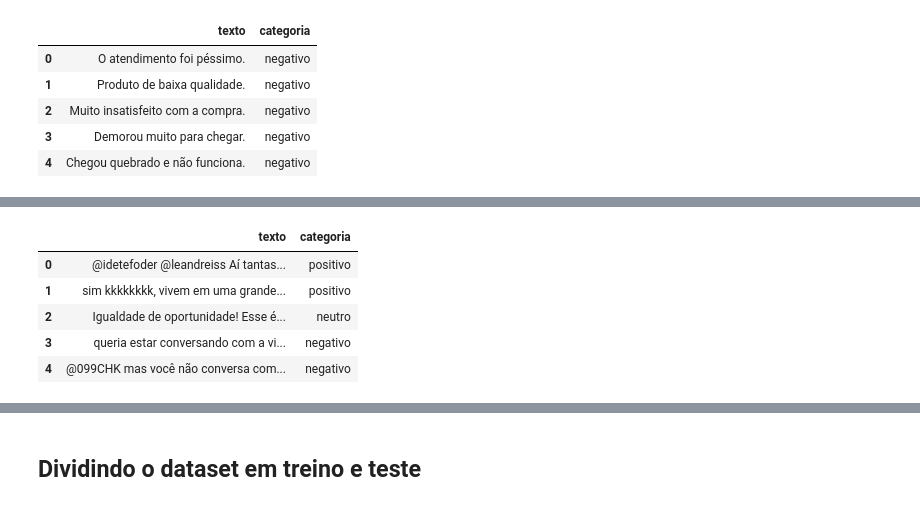
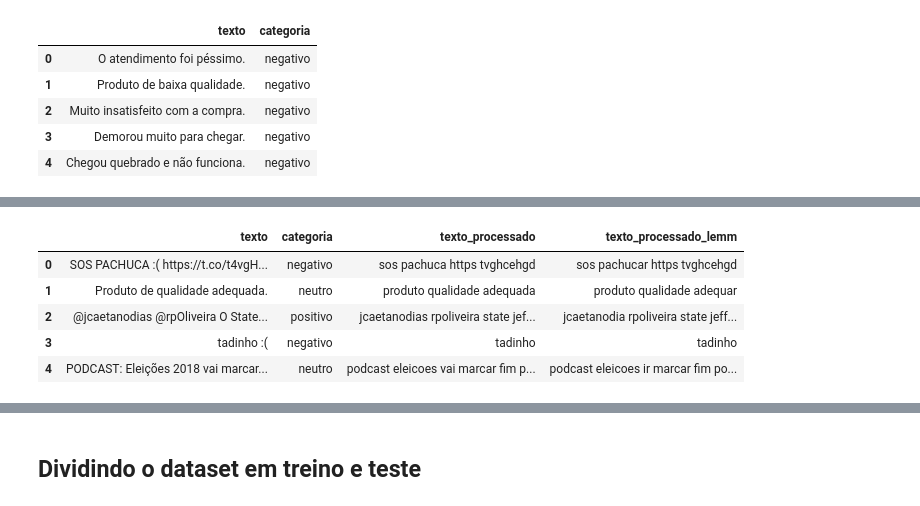
Before and after one commit to dhachcar/postech-tech-challenge-5, a Jupyter notebook: Tech_Challenge_5_NLP_Análise_de_sentimentos_de_texto.ipynb, the cells around one changed output, grey strips where cells are left out. Saved outputs shown, nothing was run; the diff lists cells and outputs as text; code cells hidden in the pictures.

Commit message:
feat: finalizado notebook nlp + criado notebook xgboost

```diff
--- a/Tech_Challenge_5_NLP_Análise_de_sentimentos_de_texto.ipynb
+++ b/Tech_Challenge_5_NLP_Análise_de_sentimentos_de_texto.ipynb
@@ -159,5 +166,5 @@ df_ptbr_sentiment_4_final = df_ptbr_sentiment_4_final.groupby('categoria', group
 # %%
-df = pd.concat([df_1, df_2, df_3, df_4, df_5, df_ptbr_sentiment_1_final, df_ptbr_sentiment_2_final, df_ptbr_sentiment_3_final, df_ptbr_sentiment_4_final], ignore_index=True)
+df = pd.concat([df_1, df_2, df_3, df_4, df_5, df_ptbr_sentiment_1_final, df_ptbr_sentiment_2_final, df_ptbr_sentiment_3_final], ignore_index=True)
 df
 # %% [output]
 |  | texto | categoria |
@@ -200,0 +210,7 @@ df.head()
+# %%
+X = df.drop('categoria', axis=1)
+y = df['categoria']
+
+rus = RandomUnderSampler(random_state=777)
+X_res, y_res = rus.fit_resample(X, y)
+df_res = pd.concat([X_res, y_res], axis=1)
@@ -200,0 +227,4 @@ df.head()
+# %%
+df_res['texto_processado'] = df_res['texto'].apply(tokenizer)
+df_res['texto_processado_lemm'] = df_res['texto_processado'].apply(lemmatize)
+df_res.head()
@@ -201,12 +238,12 @@ df.head()
 # %%
-df = shuffle(df)
-df = df.reset_index(drop=True)
+df_final = shuffle(df_res)
+df_final.reset_index(drop=True, inplace=True)
 # %%
-df.head()
+df_final.head()
 # %% [output]
-|  | texto | categoria |
-| 0 | @idetefoder @leandreiss Aí tantas... | positivo |
-| 1 | sim kkkkkkkk, vivem em uma grande... | positivo |
-| 2 | Igualdade de oportunidade! Esse é... | neutro |
-| 3 | queria estar conversando com a vi... | negativo |
-| 4 | @099CHK mas você não conversa com... | negativo |
+|  | texto | categoria | texto_processado | texto_processado_lemm |
+| 0 | SOS PACHUCA :( https://t.co/t4vgH... | negativo | sos pachuca https tvghcehgd | sos pachucar https tvghcehgd |
+| 1 | Produto de qualidade adequada. | neutro | produto qualidade adequada | produto qualidade adequar |
+| 2 | @jcaetanodias @rpOliveira O State... | positivo | jcaetanodias rpoliveira state jef... | jcaetanodia rpoliveira state jeff... |
+| 3 | tadinho :( | negativo | tadinho | tadinho |
+| 4 | PODCAST: Eleições 2018 vai marcar... | neutro | podcast eleicoes vai marcar fim p... | podcast eleicoes ir marcar fim po... |
```
Also changed, not shown: parts of 55 cells of this notebook, 1 other file.
